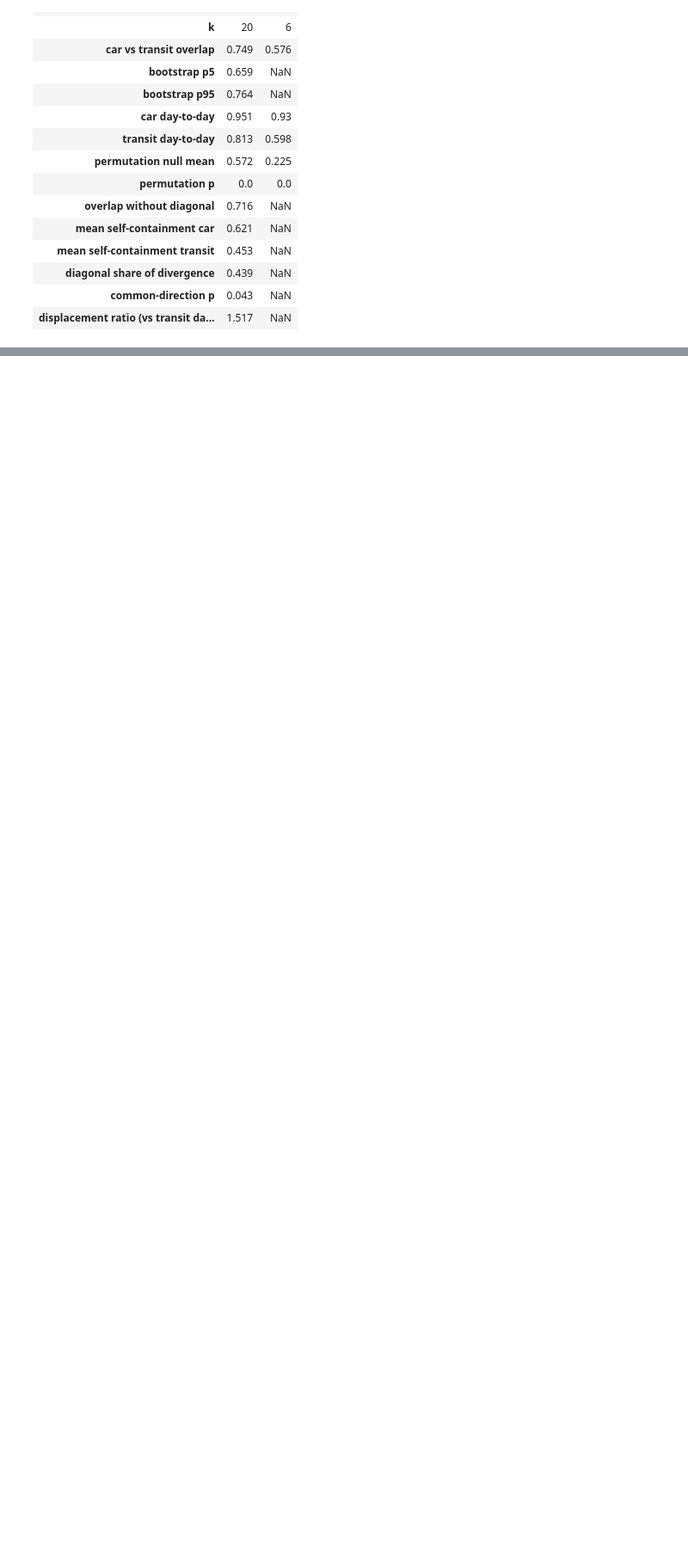
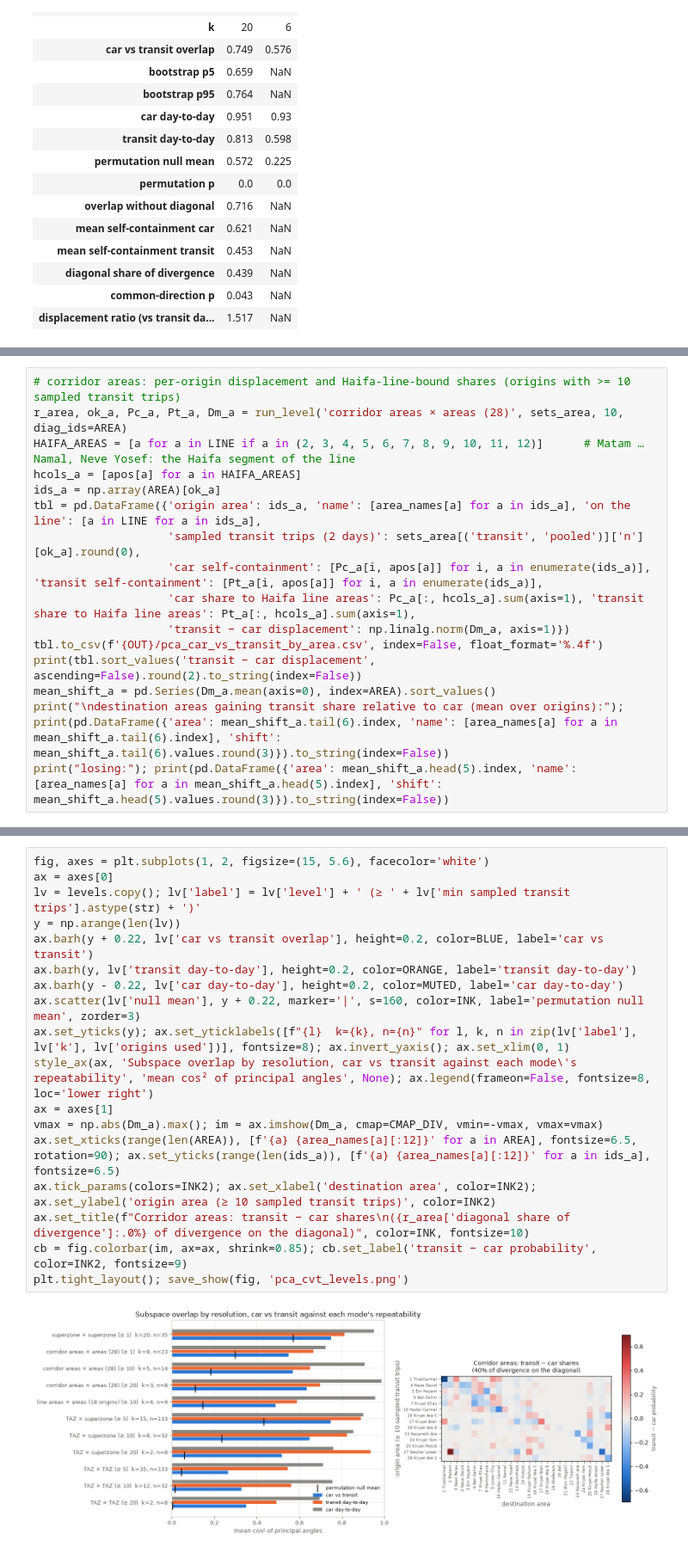
Before and after one commit to oh-da/Nofit_LRT_Extension, a Jupyter notebook: notebooks/diagnostics/THS_2017_PCA_car_vs_transit.ipynb, the cells around one changed output, grey strips where cells are left out. Shown at 86% size. Cells and saved outputs as stored; diff of their text form; blank space fills up the shorter version.

```diff
--- a/notebooks/diagnostics/THS_2017_PCA_car_vs_transit.ipynb
+++ b/notebooks/diagnostics/THS_2017_PCA_car_vs_transit.ipynb
@@ -432,0 +482,16 @@ Outputs: `Output/ths2017/tests/pca_car_vs_transit_summary.csv`, `pca_car_vs_tran
+# %%
+# corridor areas: per-origin displacement and Haifa-line-bound shares (origins with >= 10 sampled transit trips)
+r_area, ok_a, Pc_a, Pt_a, Dm_a = run_level('corridor areas × areas (28)', sets_area, 10, diag_ids=AREA)
+HAIFA_AREAS = [a for a in LINE if a in (2, 3, 4, 5, 6, 7, 8, 9, 10, 11, 12)]      # Matam … Namal, Neve Yosef: the Haifa segment of the line
+hcols_a = [apos[a] for a in HAIFA_AREAS]
+ids_a = np.array(AREA)[ok_a]
+tbl = pd.DataFrame({'origin area': ids_a, 'name': [area_names[a] for a in ids_a], 'on the line': [a in LINE for a in ids_a],
+                    'sampled transit trips (2 days)': sets_area[('transit', 'pooled')]['n'][ok_a].round(0),
+                    'car self-containment': [Pc_a[i, apos[a]] for i, a in enumerate(ids_a)], 'transit self-containment': [Pt_a[i, apos[a]] for i, a in enumerate(ids_a)],
+                    'car share to Haifa line areas': Pc_a[:, hcols_a].sum(axis=1), 'transit share to Haifa line areas': Pt_a[:, hcols_a].sum(axis=1),
+                    'transit − car displacement': np.linalg.norm(Dm_a, axis=1)})
+tbl.to_csv(f'{OUT}/pca_car_vs_transit_by_area.csv', index=False, float_format='%.4f')
+print(tbl.sort_values('transit − car displacement', ascending=False).round(2).to_string(index=False))
+mean_shift_a = pd.Series(Dm_a.mean(axis=0), index=AREA).sort_values()
+print("\ndestination areas gaining transit share relative to car (mean over origins):"); print(pd.DataFrame({'area': mean_shift_a.tail(6).index, 'name': [area_names[a] for a in mean_shift_a.tail(6).index], 'shift': mean_shift_a.tail(6).values.round(3)}).to_string(index=False))
+print("losing:"); print(pd.DataFrame({'area': mean_shift_a.head(5).index, 'name': [area_names[a] for a in mean_shift_a.head(5).index], 'shift': mean_shift_a.head(5).values.round(3)}).to_string(index=False))
@@ -432,0 +516,20 @@ Outputs: `Output/ths2017/tests/pca_car_vs_transit_summary.csv`, `pca_car_vs_tran
+# %%
+fig, axes = plt.subplots(1, 2, figsize=(15, 5.6), facecolor='white')
+ax = axes[0]
+lv = levels.copy(); lv['label'] = lv['level'] + ' (≥ ' + lv['min sampled transit trips'].astype(str) + ')'
+y = np.arange(len(lv))
+ax.barh(y + 0.22, lv['car vs transit overlap'], height=0.2, color=BLUE, label='car vs transit')
+ax.barh(y, lv['transit day-to-day'], height=0.2, color=ORANGE, label='transit day-to-day')
+ax.barh(y - 0.22, lv['car day-to-day'], height=0.2, color=MUTED, label='car day-to-day')
+ax.scatter(lv['null mean'], y + 0.22, marker='|', s=160, color=INK, label='permutation null mean', zorder=3)
+ax.set_yticks(y); ax.set_yticklabels([f"{l}  k={k}, n={n}" for l, k, n in zip(lv['label'], lv['k'], lv['origins used'])], fontsize=8); ax.invert_yaxis(); ax.set_xlim(0, 1)
+style_ax(ax, 'Subspace overlap by resolution, car vs transit against each mode\'s repeatability', 'mean cos² of principal angles', None); ax.legend(frameon=False, fontsize=8, loc='lower right')
+ax = axes[1]
+vmax = np.abs(Dm_a).max(); im = ax.imshow(Dm_a, cmap=CMAP_DIV, vmin=-vmax, vmax=vmax)
+ax.set_xticks(range(len(AREA)), [f'{a} {area_names[a][:12]}' for a in AREA], fontsize=6.5, rotation=90); ax.set_yticks(range(len(ids_a)), [f'{a} {area_names[a][:12]}' for a in ids_a], fontsize=6.5)
+ax.tick_params(colors=INK2); ax.set_xlabel('destination area', color=INK2); ax.set_ylabel('origin area (≥ 10 sampled transit trips)', color=INK2)
+ax.set_title(f"Corridor areas: transit − car shares\n({r_area['diagonal share of divergence']:.0%} of divergence on the diagonal)", color=INK, fontsize=10)
+cb = fig.colorbar(im, ax=ax, shrink=0.85); cb.set_label('transit − car probability', color=INK2, fontsize=9)
+plt.tight_layout(); save_show(fig, 'pca_cvt_levels.png')
+# %% [output]
+[figure, added]
```
Also changed, not shown: parts of 6 cells of this notebook, 6 other files.
